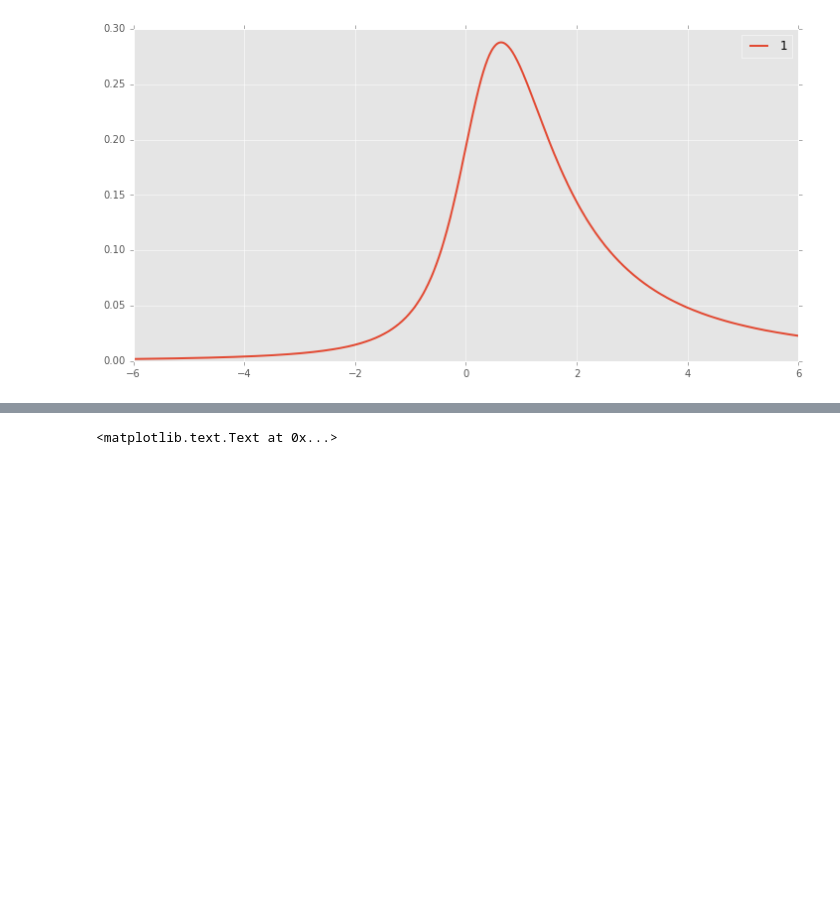
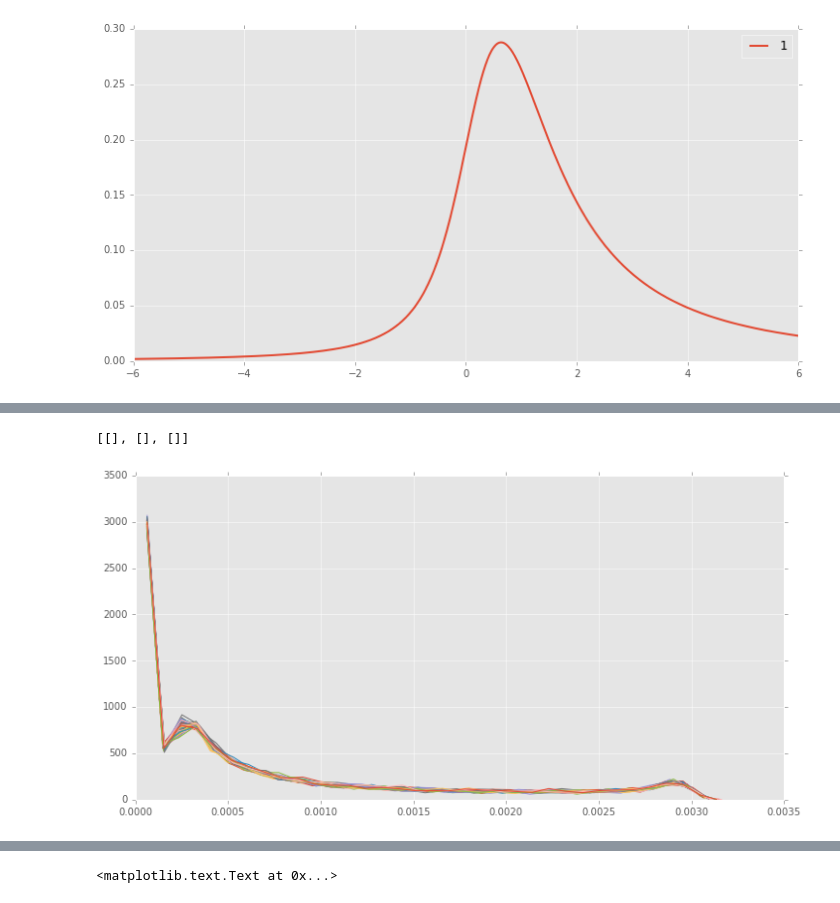
Before and after one commit to CanCeylan/data-analysis-projects, a Jupyter notebook: ab_testing_statistics/beta & t-distribution multiplication.ipynb, the cells around one changed output, grey strips where cells are left out. Drawn from its saved outputs; the diff is of its cells as text; code cells hidden in the pictures; blank space fills up the shorter version.

```diff
--- a/ab_testing_statistics/beta & t-distribution multiplication.ipynb
+++ b/ab_testing_statistics/beta & t-distribution multiplication.ipynb
@@ -89,0 +95,18 @@ for _ in range(10000):
+# %%
+t
+# %% [output]
+[[], [], []]
+# %%
+t = []
+for i in range(50):
+    results = []
+    for _ in range(10000):
+        results.append(random.choice(pdf) * random.choice(beta_values))
+    t.append(results)
+# %%
+for e in t:
+    y,binEdges = np.histogram(e,bins='auto')
+    bincenters = 0.5*(binEdges[1:]+binEdges[:-1])
+    plt.plot(bincenters,y,'-')
+# %% [output]
+[figure, added]
```
Also changed, not shown: parts of 7 cells of this notebook, 2 other files.
